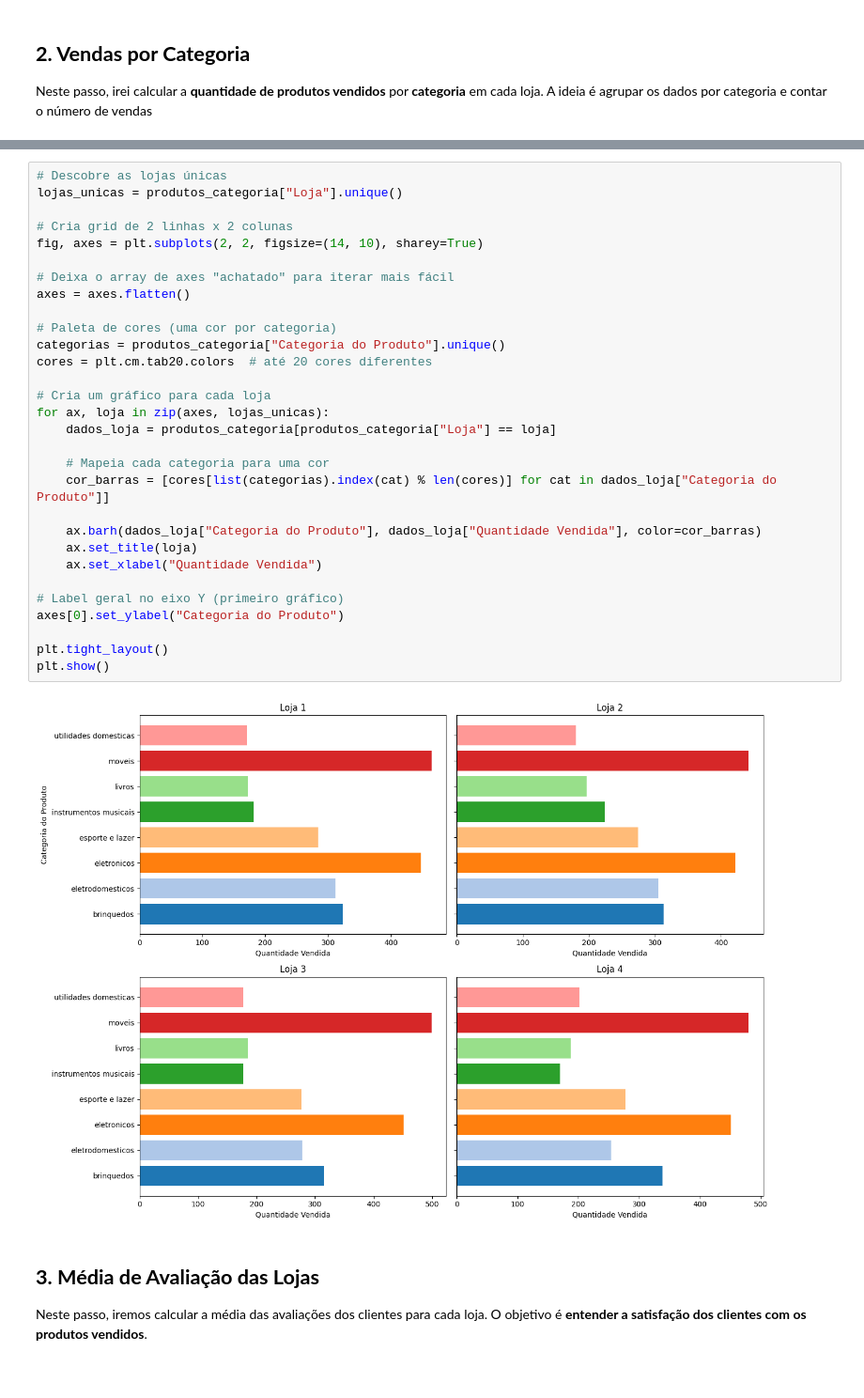
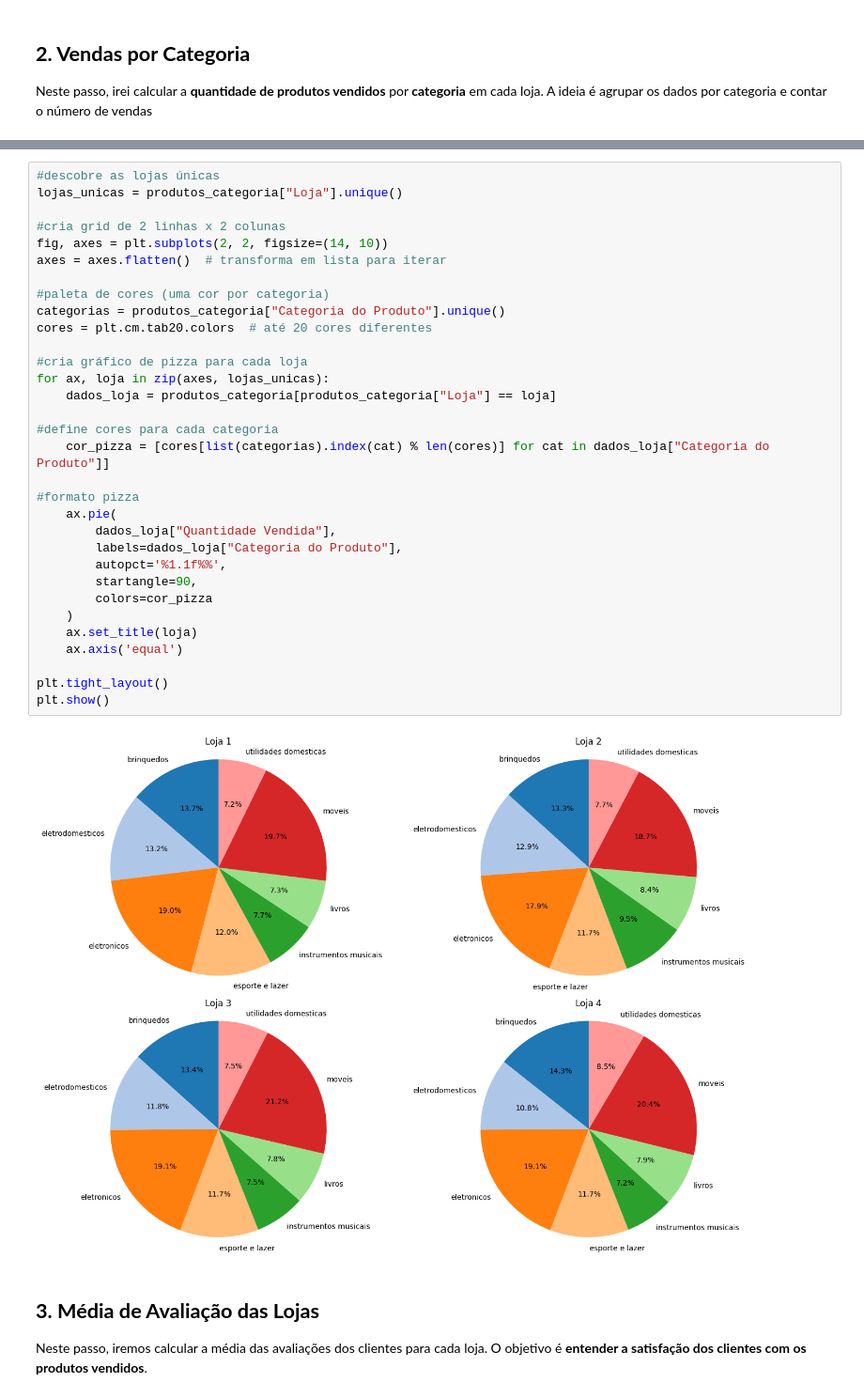
Before and after one commit to biellrodri/data-science-alura, a Jupyter notebook: challenge-alura-store/projeto_alura_store.ipynb, the cells around one changed output, grey strips where cells are left out. Shown at 94% size. Cells and saved outputs as stored; diff of their text form.

```diff
--- a/challenge-alura-store/projeto_alura_store.ipynb
+++ b/challenge-alura-store/projeto_alura_store.ipynb
@@ -127,37 +129,39 @@ produtos_categoria.head()
 | 3 | Loja 1 | esporte e lazer | 284 |
 | 4 | Loja 1 | instrumentos musicais | 182 |
 # %%
-# Descobre as lojas únicas
+#descobre as lojas únicas
 lojas_unicas = produtos_categoria["Loja"].unique()
 
-# Cria grid de 2 linhas x 2 colunas
-fig, axes = plt.subplots(2, 2, figsize=(14, 10), sharey=True)
+#cria grid de 2 linhas x 2 colunas
+fig, axes = plt.subplots(2, 2, figsize=(14, 10))
+axes = axes.flatten()  # transforma em lista para iterar
 
-# Deixa o array de axes "achatado" para iterar mais fácil
-axes = axes.flatten()
-
-# Paleta de cores (uma cor por categoria)
+#paleta de cores (uma cor por categoria)
 categorias = produtos_categoria["Categoria do Produto"].unique()
 cores = plt.cm.tab20.colors  # até 20 cores diferentes
 
-# Cria um gráfico para cada loja
+#cria gráfico de pizza para cada loja
 for ax, loja in zip(axes, lojas_unicas):
     dados_loja = produtos_categoria[produtos_categoria["Loja"] == loja]
 
-    # Mapeia cada categoria para uma cor
-    cor_barras = [cores[list(categorias).index(cat) % len(cores)] for cat in dados_loja["Categoria do Produto"]]
+#define cores para cada categoria
+    cor_pizza = [cores[list(categorias).index(cat) % len(cores)] for cat in dados_loja["Categoria do Produto"]]
 
-    ax.barh(dados_loja["Categoria do Produto"], dados_loja["Quantidade Vendida"], color=cor_barras)
+#formato pizza
+    ax.pie(
+        dados_loja["Quantidade Vendida"],
+        labels=dados_loja["Categoria do Produto"],
+        autopct='%1.1f%%',
+        startangle=90,
+        colors=cor_pizza
+    )
     ax.set_title(loja)
-    ax.set_xlabel("Quantidade Vendida")
-
-# Label geral no eixo Y (primeiro gráfico)
-axes[0].set_ylabel("Categoria do Produto")
+    ax.axis('equal')
 
 plt.tight_layout()
 plt.show()
 # %% [output]
-[figure, old version]
+[figure, new version]
 # %% [markdown]
 **3. Média de Avaliação das Lojas**
 -
```
Also changed, not shown: parts of 7 cells of this notebook.
